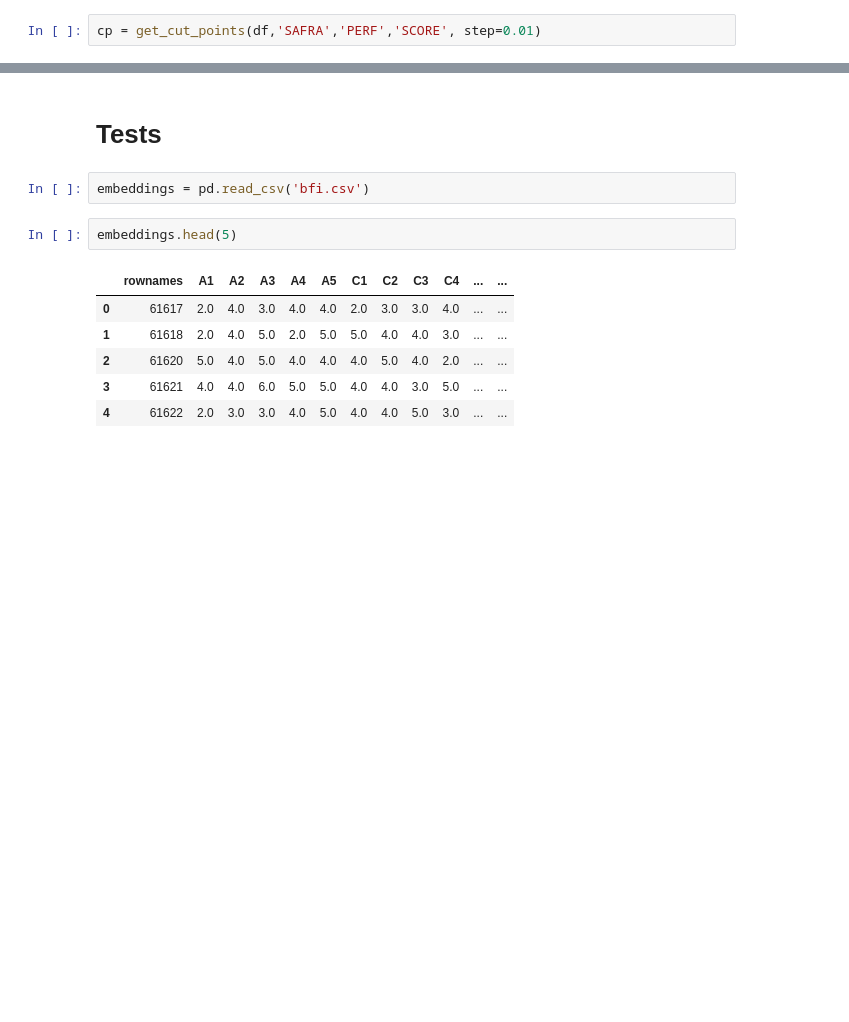
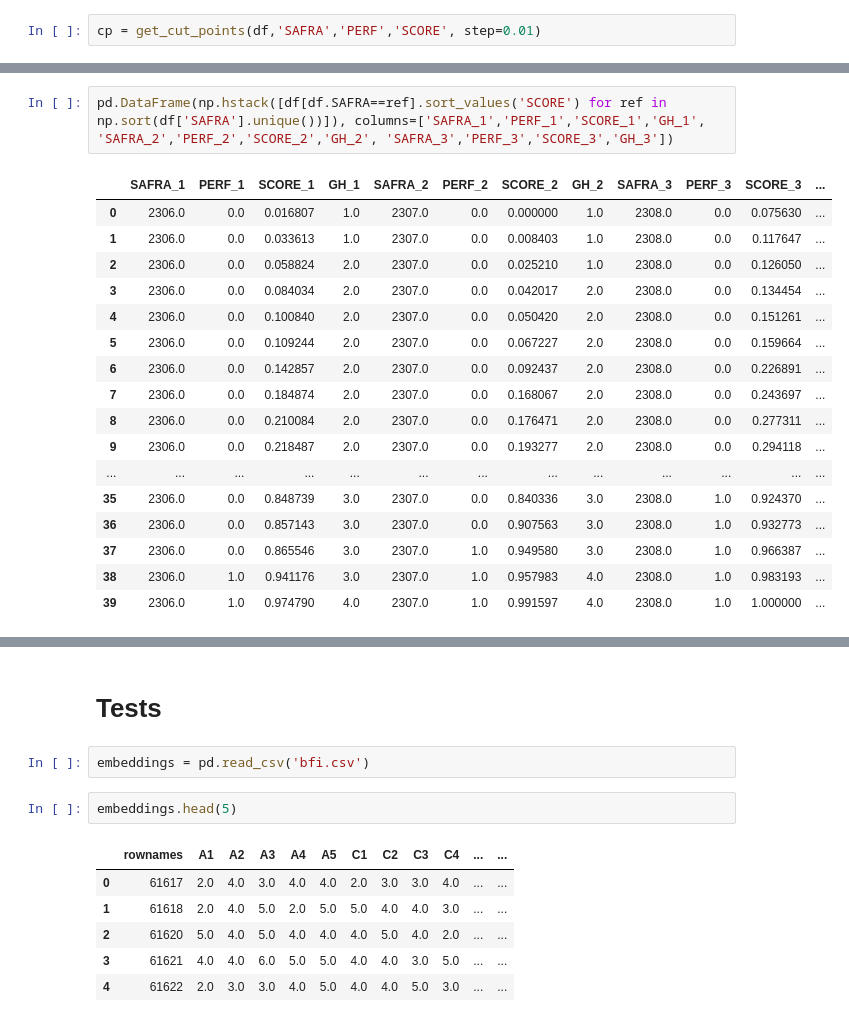
Before and after one commit to thommich/reject-inference-modelling, a Jupyter notebook: cluster_pj_embeddings.ipynb, the cells around one changed output, grey strips where cells are left out. Saved outputs shown, nothing was run; the diff lists cells and outputs as text; blank space fills up the shorter version.

```diff
--- a/cluster_pj_embeddings.ipynb
+++ b/cluster_pj_embeddings.ipynb
@@ -1818,0 +1866,20 @@ Name: count, dtype: int64
+# %%
+pd.DataFrame(np.hstack([df[df.SAFRA==ref].sort_values('SCORE') for ref in np.sort(df['SAFRA'].unique())]), columns=['SAFRA_1','PERF_1','SCORE_1','GH_1', 'SAFRA_2','PERF_2','SCORE_2','GH_2', 'SAFRA_3','PERF_3','SCORE_3','GH_3'])
+# %% [output]
+|  | SAFRA_1 | PERF_1 | SCORE_1 | GH_1 | SAFRA_2 | PERF_2 | SCORE_2 | GH_2 | SAFRA_3 | PERF_3 | SCORE_3 | ... |
+| 0 | 2306.0 | 0.0 | 0.016807 | 1.0 | 2307.0 | 0.0 | 0.000000 | 1.0 | 2308.0 | 0.0 | 0.075630 | ... |
+| 1 | 2306.0 | 0.0 | 0.033613 | 1.0 | 2307.0 | 0.0 | 0.008403 | 1.0 | 2308.0 | 0.0 | 0.117647 | ... |
+| 2 | 2306.0 | 0.0 | 0.058824 | 2.0 | 2307.0 | 0.0 | 0.025210 | 1.0 | 2308.0 | 0.0 | 0.126050 | ... |
+| 3 | 2306.0 | 0.0 | 0.084034 | 2.0 | 2307.0 | 0.0 | 0.042017 | 2.0 | 2308.0 | 0.0 | 0.134454 | ... |
+| 4 | 2306.0 | 0.0 | 0.100840 | 2.0 | 2307.0 | 0.0 | 0.050420 | 2.0 | 2308.0 | 0.0 | 0.151261 | ... |
+| 5 | 2306.0 | 0.0 | 0.109244 | 2.0 | 2307.0 | 0.0 | 0.067227 | 2.0 | 2308.0 | 0.0 | 0.159664 | ... |
+| 6 | 2306.0 | 0.0 | 0.142857 | 2.0 | 2307.0 | 0.0 | 0.092437 | 2.0 | 2308.0 | 0.0 | 0.226891 | ... |
+| 7 | 2306.0 | 0.0 | 0.184874 | 2.0 | 2307.0 | 0.0 | 0.168067 | 2.0 | 2308.0 | 0.0 | 0.243697 | ... |
+| 8 | 2306.0 | 0.0 | 0.210084 | 2.0 | 2307.0 | 0.0 | 0.176471 | 2.0 | 2308.0 | 0.0 | 0.277311 | ... |
+| 9 | 2306.0 | 0.0 | 0.218487 | 2.0 | 2307.0 | 0.0 | 0.193277 | 2.0 | 2308.0 | 0.0 | 0.294118 | ... |
+| ... | ... | ... | ... | ... | ... | ... | ... | ... | ... | ... | ... | ... |
+| 35 | 2306.0 | 0.0 | 0.848739 | 3.0 | 2307.0 | 0.0 | 0.840336 | 3.0 | 2308.0 | 1.0 | 0.924370 | ... |
+| 36 | 2306.0 | 0.0 | 0.857143 | 3.0 | 2307.0 | 0.0 | 0.907563 | 3.0 | 2308.0 | 1.0 | 0.932773 | ... |
+| 37 | 2306.0 | 0.0 | 0.865546 | 3.0 | 2307.0 | 1.0 | 0.949580 | 3.0 | 2308.0 | 1.0 | 0.966387 | ... |
+| 38 | 2306.0 | 1.0 | 0.941176 | 3.0 | 2307.0 | 1.0 | 0.957983 | 4.0 | 2308.0 | 1.0 | 0.983193 | ... |
+| 39 | 2306.0 | 1.0 | 0.974790 | 4.0 | 2307.0 | 1.0 | 0.991597 | 4.0 | 2308.0 | 1.0 | 1.000000 | ... |
```
Also changed, not shown: parts of 52 cells of this notebook, 10 other files.
